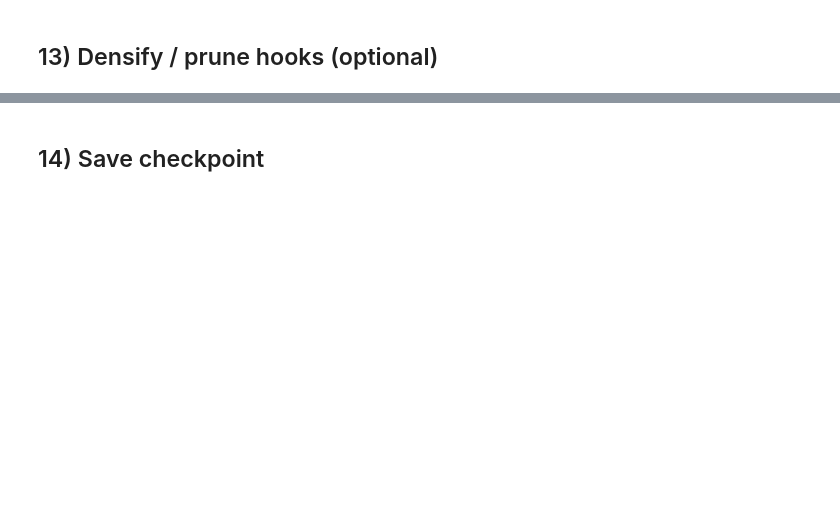
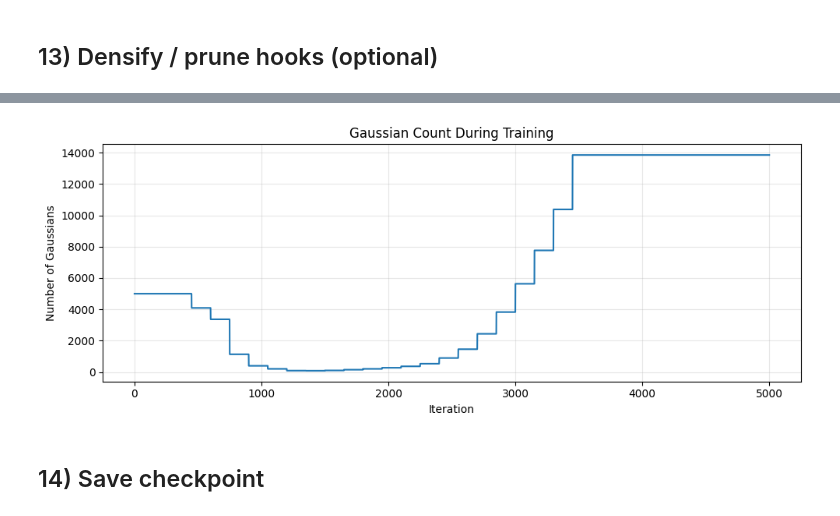
Before and after one commit to asheibanifard/neurogs, a Jupyter notebook: NeuroGS_Codec_Starter.ipynb, the cells around one changed output, grey strips where cells are left out. Saved outputs shown, nothing was run; the diff lists cells and outputs as text; code cells hidden in the pictures; blank space fills up the shorter version.

```diff
--- a/NeuroGS_Codec_Starter.ipynb
+++ b/NeuroGS_Codec_Starter.ipynb
@@ -53,7 +49,7 @@ Device: cuda
 # %%
 
 # ---- User config ----
-TIF_PATH = "YOUR_VOLUME.tif"   # <-- set this
+TIF_PATH = "../../data/dataset/10-2900-control-cell-05_cropped_corrected.tif"   # <-- set this
 # Example anisotropic spacing (microns). Replace with your microscope metadata.
 VOXEL_SPACING = (0.126, 0.126, 1.0)  # (dx, dy, dz)
 # ---------------------
@@ -149,15 +151,27 @@ print("M:", M.shape, "min/max:", float(M.min()), float(M.max()), "mean:", float(
 def sample_points(coords_grid: torch.Tensor, V: torch.Tensor, M: torch.Tensor,
                   n_uniform: int, n_biased: int):
     Z,Y,X,_ = coords_grid.shape
+    total = Z*Y*X
 
-    idx_u = torch.randint(0, Z*Y*X, (n_uniform,), device=V.device)
+    idx_u = torch.randint(0, total, (n_uniform,), device=V.device)
     zu = idx_u // (Y*X)
     yu = (idx_u % (Y*X)) // X
     xu = idx_u % X
 
+    # Handle large tensors: torch.multinomial has a 2^24 category limit
     flatM = M.reshape(-1)
-    probs = flatM / (flatM.sum() + 1e-8)
-    idx_b = torch.multinomial(probs, n_biased, replacement=True)
+    max_categories = 2**24 - 1
+    if total > max_categories:
+        # Pre-sample candidate indices, then use multinomial on the subset
+        candidate_idx = torch.randint(0, total, (max_categories,), device=V.device)
+        candidate_probs = flatM[candidate_idx]
+        candidate_probs = candidate_probs / (candidate_probs.sum() + 1e-8)
+        selected = torch.multinomial(candidate_probs, n_biased, replacement=True)
+        idx_b = candidate_idx[selected]
+    else:
+        probs = flatM / (flatM.sum() + 1e-8)
+        idx_b = torch.multinomial(probs, n_biased, replacement=True)
+
     zb = idx_b // (Y*X)
     yb = (idx_b % (Y*X)) // X
     xb = idx_b % X
@@ -503,37 +1019,29 @@ print("Max abs diff between V_hat and V_hat2:", float((V_hat - V_hat2).abs().max
 # %% [markdown]
 ## 13) Densify / prune hooks (optional)
 # %%
+# ============================================================================
+# Densification Analysis (optional)
+# ============================================================================
+# The DensificationController and train() with densification are now integrated
+# in the training cell above. This cell is for post-training analysis.
+import matplotlib.pyplot as plt
+if 'densify_log' in dir() and densify_log:
+    print("Densification history:")
+    for it, stats in densify_log:
+        print(f"  iter {it+1}: N={stats['total_gaussians']} "
+              f"(+{stats['cloned']} clone, +{stats['split']} split, "
+              f"-{stats['pruned_amp']} amp, -{stats['pruned_scale']} scale)")
 
-@torch.no_grad()
-def densify_stub(model: GaussianMixtureVolume, V: torch.Tensor, coords_grid: torch.Tensor, M: torch.Tensor,
-                 add_count=500, jitter=0.01):
-    # Minimal densify: add new Gaussians sampled from high M.
-    new_mu, new_a = init_gaussians_from_neurite_map(coords_grid, V, M, add_count)
-    new_mu = (new_mu + jitter*torch.randn_like(new_mu)).clamp(-1,1)
-
-    oldN = model.N
-    model.N = oldN + add_count
-
-    model.mu = nn.Parameter(torch.cat([model.mu.data, new_mu], dim=0))
-    model.log_s = nn.Parameter(torch.cat([model.log_s.data, (torch.zeros(add_count,3, device=DEVICE)-2.2)], dim=0))
-    q = torch.zeros(add_count,4, device=DEVICE); q[:,0]=1
-    model.q = nn.Parameter(torch.cat([model.q.data, q], dim=0))
-    model.a = nn.Parameter(torch.cat([model.a.data, new_a], dim=0))
-    return model
-
-@torch.no_grad()
-def prune_stub(model: GaussianMixtureVolume, amp_thresh=0.002):
-    keep = (model.a.data.abs() > amp_thresh)
-    if keep.sum() == keep.numel():
-        return model
-    model.N = int(keep.sum().item())
-    model.mu = nn.Parameter(model.mu.data[keep])
-    model.log_s = nn.Parameter(model.log_s.data[keep])
-    model.q = nn.Parameter(model.q.data[keep])
-    model.a = nn.Parameter(model.a.data[keep])
-    return model
-
-# Example usage:
-# model = densify_stub(model, V_t, coords_grid, M, add_count=800)
-# model = prune_stub(model, amp_thresh=0.0015)
-# losses = train(model, V_t, coords_grid, M, steps=1000)
+    # Plot Gaussian count over training
+    if 'losses' in dir() and "N" in losses:
+        plt.figure(figsize=(10, 4))
+        plt.plot(losses["N"])
+        plt.xlabel("Iteration")
+        plt.ylabel("Number of Gaussians")
+        plt.title("Gaussian Count During Training")
+        plt.grid(True, alpha=0.3)
+        plt.tight_layout()
+        plt.show()
+else:
+    print("No densification log available. Run training with densify_enabled=True first.")
+# %% [output]
@@ -540,2 +1065,3 @@ def prune_stub(model: GaussianMixtureVolume, amp_thresh=0.002):
+[figure, added]
 # %% [markdown]
 ## 14) Save checkpoint
```
Also changed, not shown: parts of 16 cells of this notebook, 9 other files.
